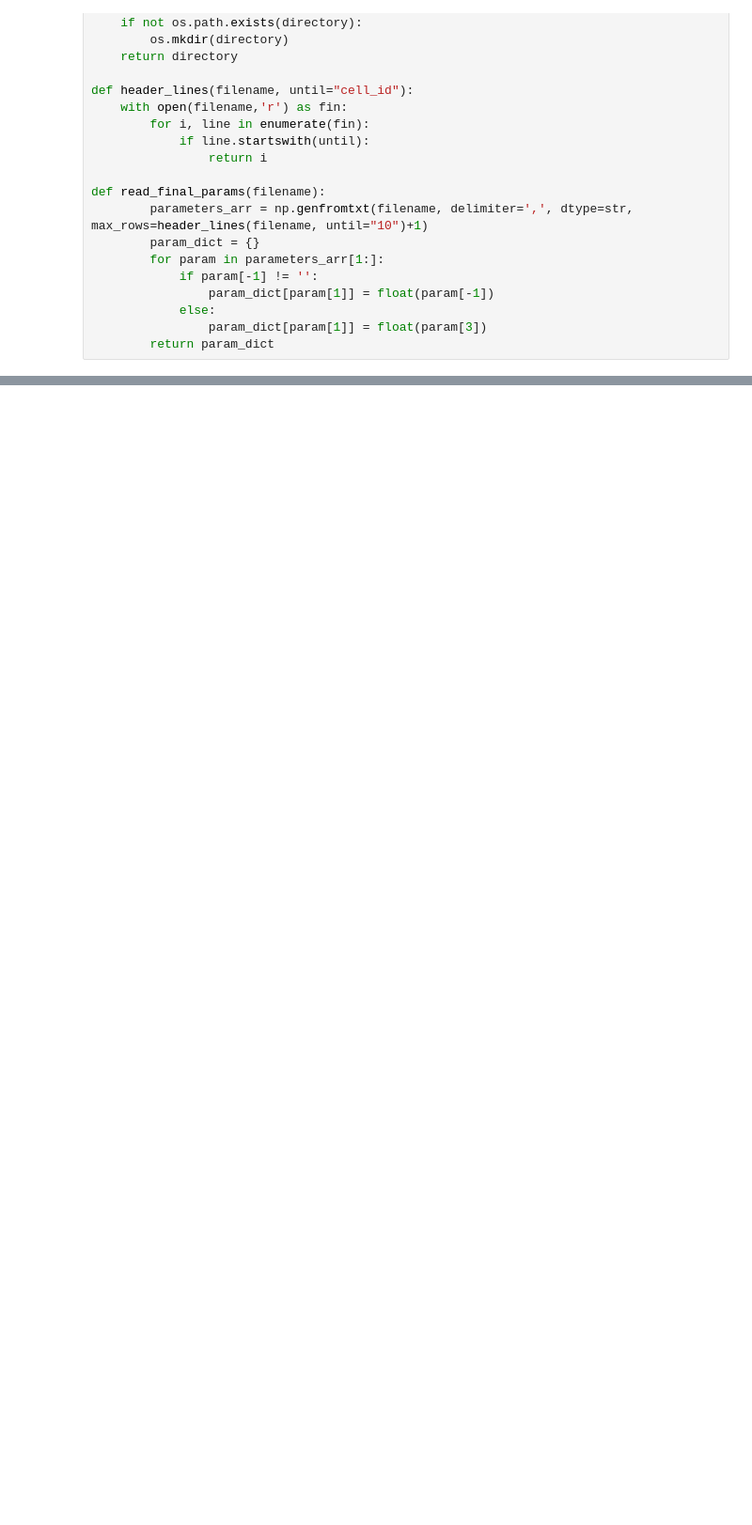
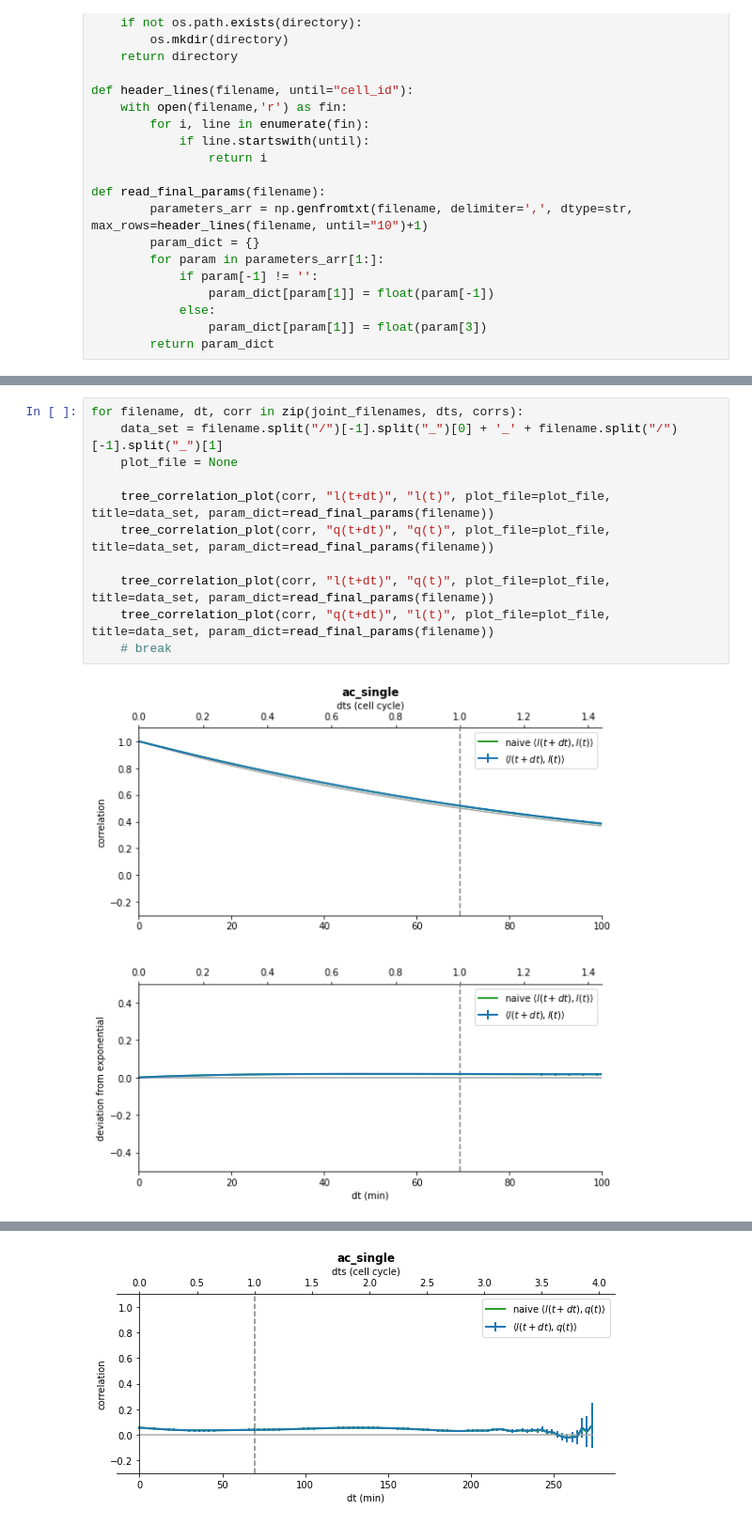
Before and after one commit to bjks/gfp_gaussian_process, a Jupyter notebook: python_src/auto_correlation_tree.ipynb, the cells around one changed output, grey strips where cells are left out. Shown at 94% size. Drawn from its saved outputs; the diff is of its cells as text; blank space fills up the shorter version.

```diff
--- a/python_src/auto_correlation_tree.ipynb
+++ b/python_src/auto_correlation_tree.ipynb
@@ -433,0 +532,13 @@ def tree_correlation_plot(correlations, x, y, plot_file=None, title=None, param_
+# %%
+for filename, dt, corr in zip(joint_filenames, dts, corrs):
+    data_set = filename.split("/")[-1].split("_")[0] + '_' + filename.split("/")[-1].split("_")[1]
+    plot_file = None
+
+    tree_correlation_plot(corr, "l(t+dt)", "l(t)", plot_file=plot_file, title=data_set, param_dict=read_final_params(filename))
+    tree_correlation_plot(corr, "q(t+dt)", "q(t)", plot_file=plot_file, title=data_set, param_dict=read_final_params(filename))
+
+    tree_correlation_plot(corr, "l(t+dt)", "q(t)", plot_file=plot_file, title=data_set, param_dict=read_final_params(filename))
+    tree_correlation_plot(corr, "q(t+dt)", "l(t)", plot_file=plot_file, title=data_set, param_dict=read_final_params(filename))
+    # break
+# %% [output]
+[figure, added]
@@ -433,0 +546 @@ def tree_correlation_plot(correlations, x, y, plot_file=None, title=None, param_
+[figure, added]
```
Also changed, not shown: parts of 13 cells of this notebook, 6 other files.
